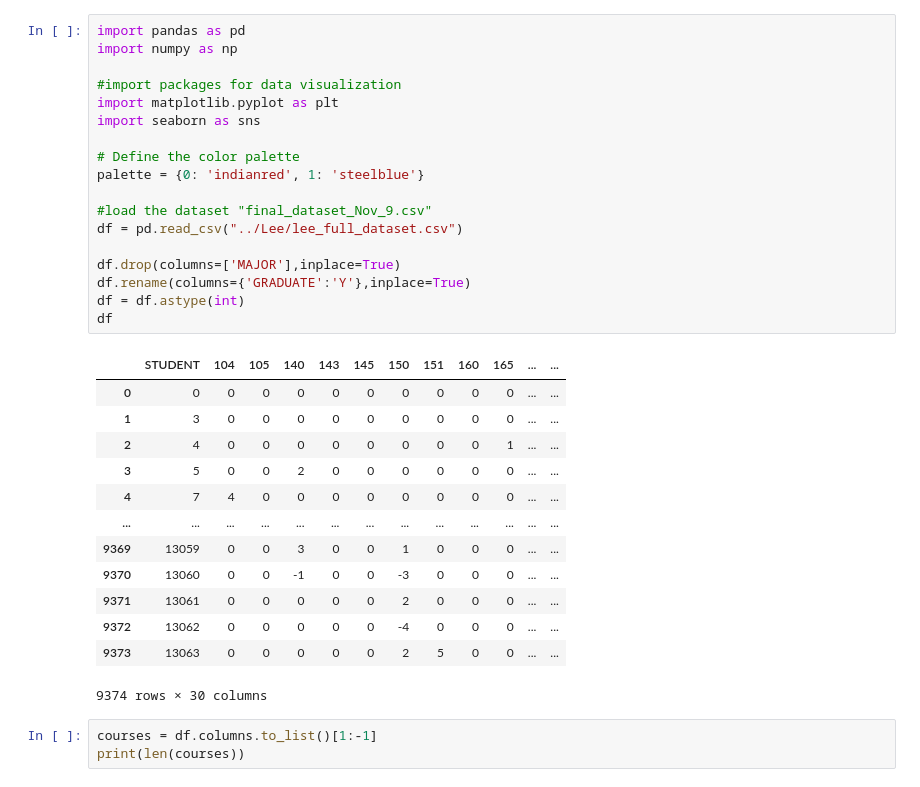
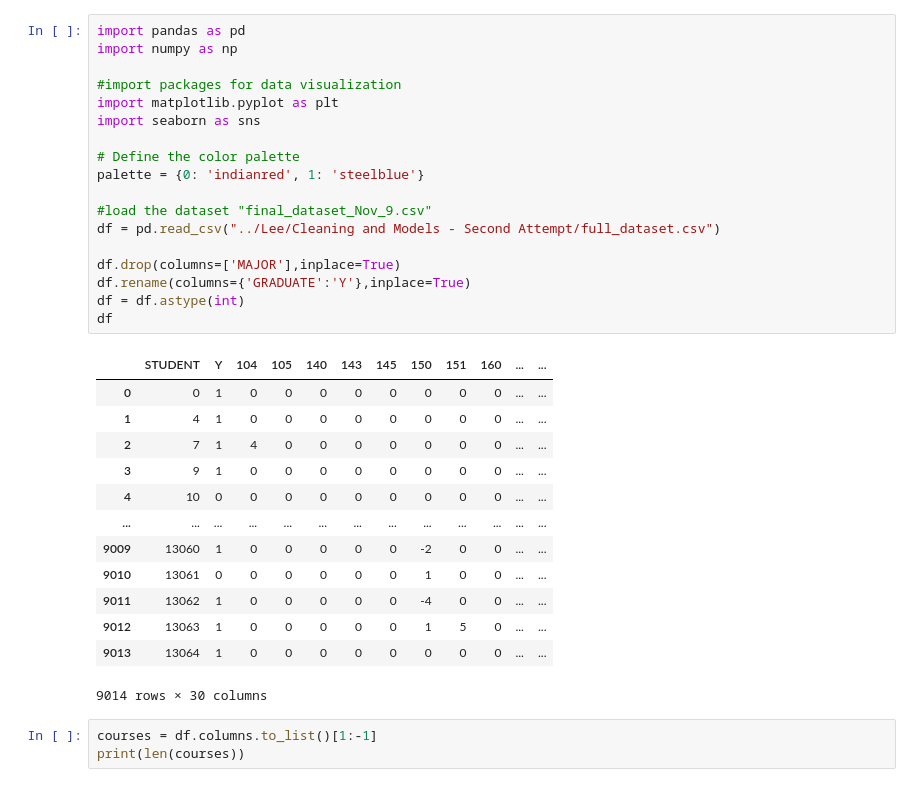
Before and after one commit to BishopsLemma/Fall-2024-Student-Success-Prediction, a Jupyter notebook: Cleaning and Background Info/arvind-bayes-error.ipynb, the cells around one changed output. Saved outputs shown, nothing was run; the diff lists cells and outputs as text.

```diff
--- a/Cleaning and Background Info/arvind-bayes-error.ipynb
+++ b/Cleaning and Background Info/arvind-bayes-error.ipynb
@@ -1,35 +1,35 @@
 # %%
 import pandas as pd
 import numpy as np
 
 #import packages for data visualization
 import matplotlib.pyplot as plt
 import seaborn as sns
 
 # Define the color palette
 palette = {0: 'indianred', 1: 'steelblue'}
 
 #load the dataset "final_dataset_Nov_9.csv"
-df = pd.read_csv("../Lee/lee_full_dataset.csv")
+df = pd.read_csv("../Lee/Cleaning and Models - Second Attempt/full_dataset.csv")
 
 df.drop(columns=['MAJOR'],inplace=True)
 df.rename(columns={'GRADUATE':'Y'},inplace=True)
 df = df.astype(int)
 df
 # %% [output]
-|  | STUDENT | 104 | 105 | 140 | 143 | 145 | 150 | 151 | 160 | 165 | ... | ... |
-| 0 | 0 | 0 | 0 | 0 | 0 | 0 | 0 | 0 | 0 | 0 | ... | ... |
-| 1 | 3 | 0 | 0 | 0 | 0 | 0 | 0 | 0 | 0 | 0 | ... | ... |
-| 2 | 4 | 0 | 0 | 0 | 0 | 0 | 0 | 0 | 0 | 1 | ... | ... |
-| 3 | 5 | 0 | 0 | 2 | 0 | 0 | 0 | 0 | 0 | 0 | ... | ... |
-| 4 | 7 | 4 | 0 | 0 | 0 | 0 | 0 | 0 | 0 | 0 | ... | ... |
+|  | STUDENT | Y | 104 | 105 | 140 | 143 | 145 | 150 | 151 | 160 | ... | ... |
+| 0 | 0 | 1 | 0 | 0 | 0 | 0 | 0 | 0 | 0 | 0 | ... | ... |
+| 1 | 4 | 1 | 0 | 0 | 0 | 0 | 0 | 0 | 0 | 0 | ... | ... |
+| 2 | 7 | 1 | 4 | 0 | 0 | 0 | 0 | 0 | 0 | 0 | ... | ... |
+| 3 | 9 | 1 | 0 | 0 | 0 | 0 | 0 | 0 | 0 | 0 | ... | ... |
+| 4 | 10 | 0 | 0 | 0 | 0 | 0 | 0 | 0 | 0 | 0 | ... | ... |
 | ... | ... | ... | ... | ... | ... | ... | ... | ... | ... | ... | ... | ... |
-| 9369 | 13059 | 0 | 0 | 3 | 0 | 0 | 1 | 0 | 0 | 0 | ... | ... |
-| 9370 | 13060 | 0 | 0 | -1 | 0 | 0 | -3 | 0 | 0 | 0 | ... | ... |
-| 9371 | 13061 | 0 | 0 | 0 | 0 | 0 | 2 | 0 | 0 | 0 | ... | ... |
-| 9372 | 13062 | 0 | 0 | 0 | 0 | 0 | -4 | 0 | 0 | 0 | ... | ... |
-| 9373 | 13063 | 0 | 0 | 0 | 0 | 0 | 2 | 5 | 0 | 0 | ... | ... |
+| 9009 | 13060 | 1 | 0 | 0 | 0 | 0 | 0 | -2 | 0 | 0 | ... | ... |
+| 9010 | 13061 | 0 | 0 | 0 | 0 | 0 | 0 | 1 | 0 | 0 | ... | ... |
+| 9011 | 13062 | 1 | 0 | 0 | 0 | 0 | 0 | -4 | 0 | 0 | ... | ... |
+| 9012 | 13063 | 1 | 0 | 0 | 0 | 0 | 0 | 1 | 5 | 0 | ... | ... |
+| 9013 | 13064 | 1 | 0 | 0 | 0 | 0 | 0 | 0 | 0 | 0 | ... | ... |
-9374 rows × 30 columns
+9014 rows × 30 columns
 # %%
 courses = df.columns.to_list()[1:-1]
 print(len(courses))
```
Also changed, not shown: parts of 19 cells of this notebook.
